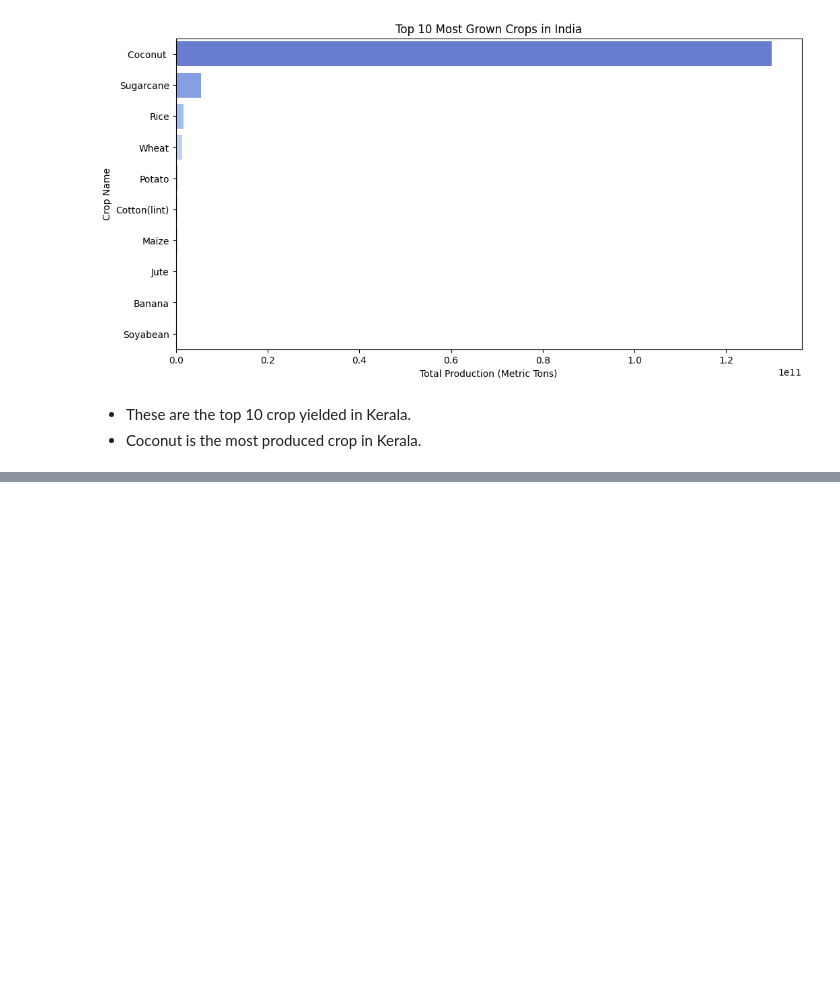
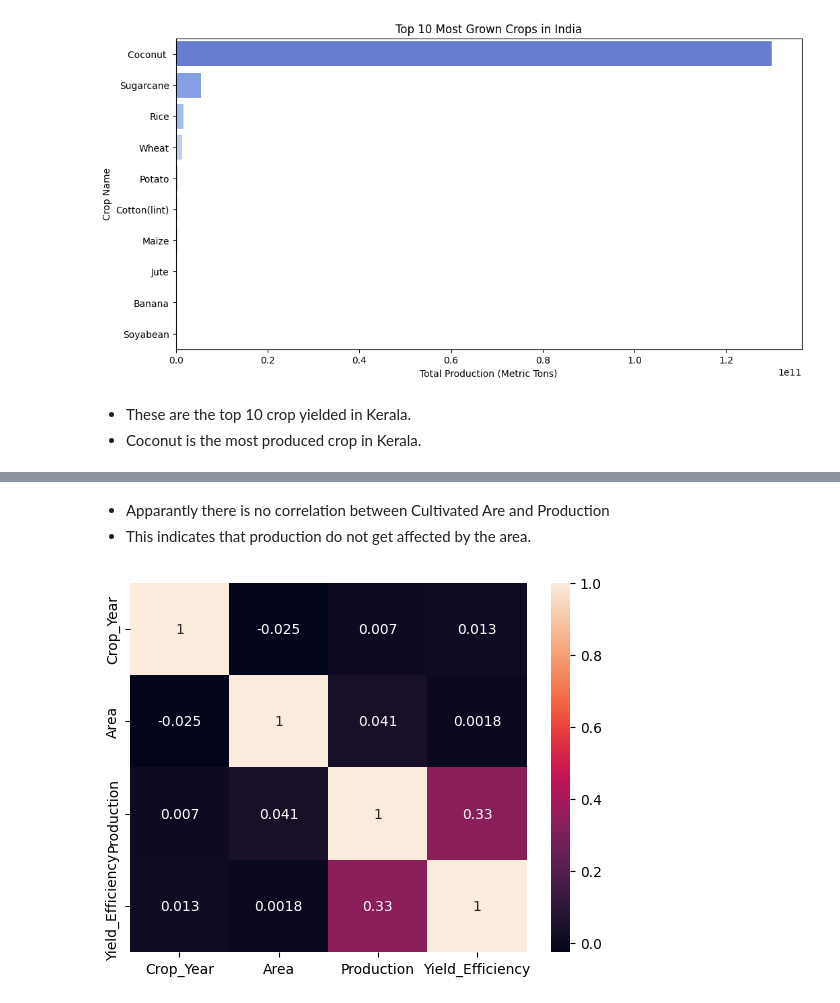
Before and after one commit to rizz045/Crop-Yield-Prediction-Using-ML, a Jupyter notebook: Crop_Yield_Prediction_In_India_Using_ML.ipynb, the cells around one changed output, grey strips where cells are left out. Saved outputs shown, nothing was run; the diff lists cells and outputs as text; code cells hidden in the pictures; blank space fills up the shorter version.

```diff
--- a/Crop_Yield_Prediction_In_India_Using_ML.ipynb
+++ b/Crop_Yield_Prediction_In_India_Using_ML.ipynb
@@ -193,0 +235,9 @@ plt.show()
+# %% [markdown]
+* Apparantly there is no correlation between Cultivated Are and Production
+* This indicates that production do not get affected by the area.
+# %%
+# Let's check the correlation between all the numerical columns now
+sns.heatmap(df.corr(numeric_only=True), annot=True)
+plt.show()
+# %% [output]
+[figure, added]
```
Also changed, not shown: parts of 14 cells of this notebook.
